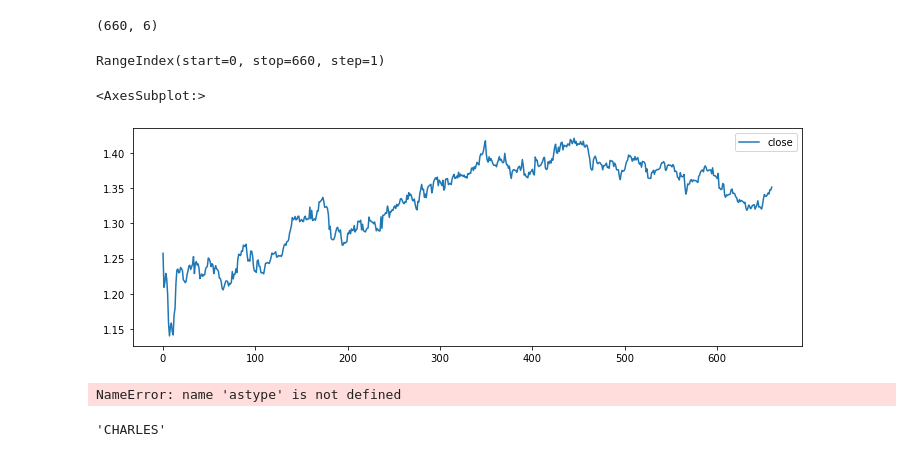
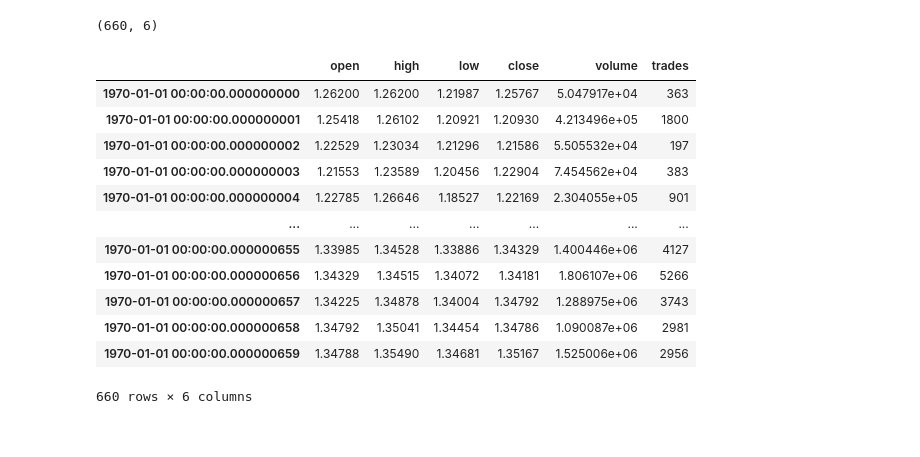
Before and after one commit to Charzy-1/Thesis_Project, a Jupyter notebook: My project.ipynb, the cells around one changed output. Saved outputs shown, nothing was run; the diff lists cells and outputs as text; code cells hidden in the pictures.

```diff
--- a/My project.ipynb
+++ b/My project.ipynb
@@ -24,12 +24,19 @@ GU.shape
 (660, 6)
 # %%
 # looking at the index of GU dataframe
-GU.index
+GU.index = pd.to_datetime(GU.index)
+GU
 # %% [output]
+|  | open | high | low | close | volume | trades |
+| 1970-01-01 00:00:00.000000000 | 1.26200 | 1.26200 | 1.21987 | 1.25767 | 5.047917e+04 | 363 |
+| 1970-01-01 00:00:00.000000001 | 1.25418 | 1.26102 | 1.20921 | 1.20930 | 4.213496e+05 | 1800 |
+| 1970-01-01 00:00:00.000000002 | 1.22529 | 1.23034 | 1.21296 | 1.21586 | 5.505532e+04 | 197 |
+| 1970-01-01 00:00:00.000000003 | 1.21553 | 1.23589 | 1.20456 | 1.22904 | 7.454562e+04 | 383 |
+| 1970-01-01 00:00:00.000000004 | 1.22785 | 1.26646 | 1.18527 | 1.22169 | 2.304055e+05 | 901 |
+| ... | ... | ... | ... | ... | ... | ... |
+| 1970-01-01 00:00:00.000000655 | 1.33985 | 1.34528 | 1.33886 | 1.34329 | 1.400446e+06 | 4127 |
+| 1970-01-01 00:00:00.000000656 | 1.34329 | 1.34515 | 1.34072 | 1.34181 | 1.806107e+06 | 5266 |
+| 1970-01-01 00:00:00.000000657 | 1.34225 | 1.34878 | 1.34004 | 1.34792 | 1.288975e+06 | 3743 |
+| 1970-01-01 00:00:00.000000658 | 1.34792 | 1.35041 | 1.34454 | 1.34786 | 1.090087e+06 | 2981 |
+| 1970-01-01 00:00:00.000000659 | 1.34788 | 1.35490 | 1.34681 | 1.35167 | 1.525006e+06 | 2956 |
-RangeIndex(start=0, stop=660, step=1)
+660 rows × 6 columns
-# %%
-# plotting the closing price against the index
-GU.plot.line(y = 'close', use_index=True, figsize=(12,4))
-# %% [output]
-<AxesSubplot:>
-[figure, removed]
@@ -38,4 +42,0 @@ GU_caps = GU.columns
-# %%
-astype(GU_caps)
-# %% [output]
-NameError: name 'astype' is not defined
@@ -44,4 +42,0 @@ NameError: name 'astype' is not defined
-# %%
-word.upper()
-# %% [output]
-'CHARLES'
```
Also changed, not shown: parts of 6 cells of this notebook.
